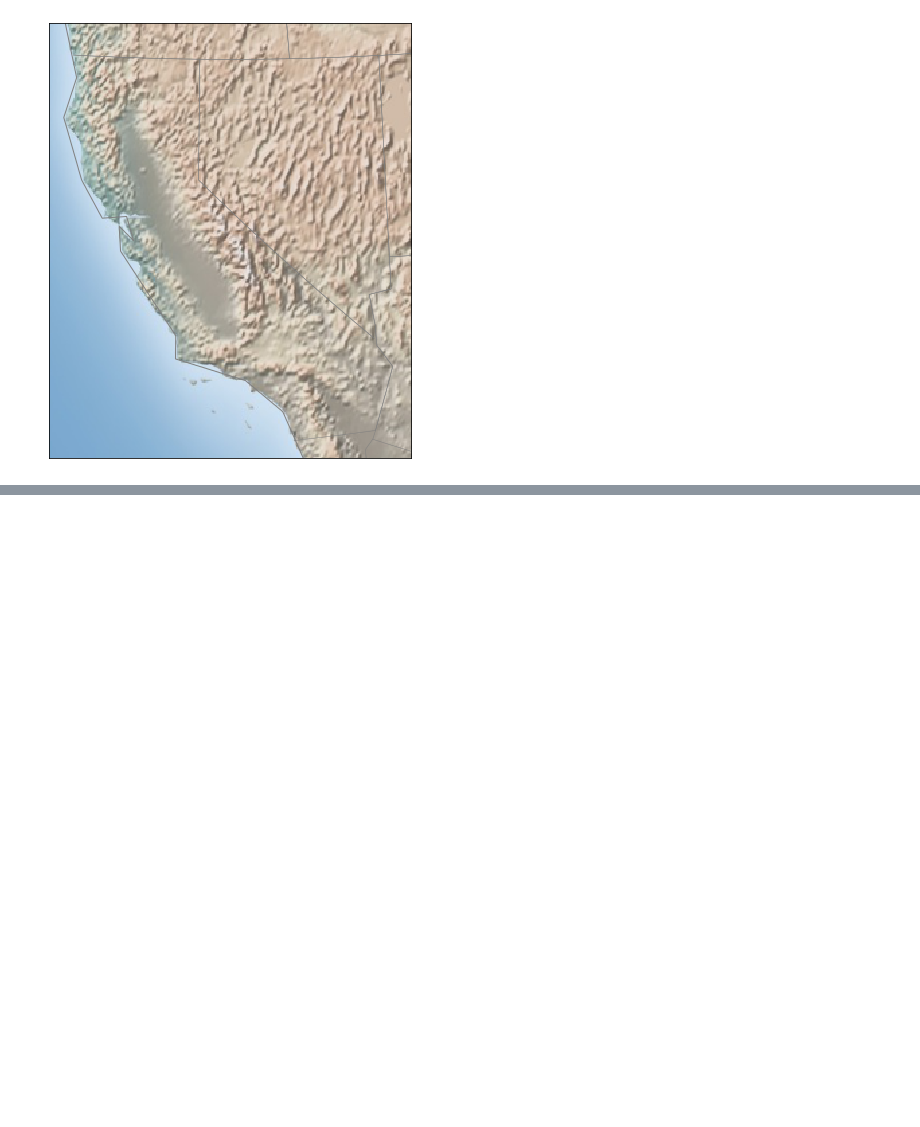
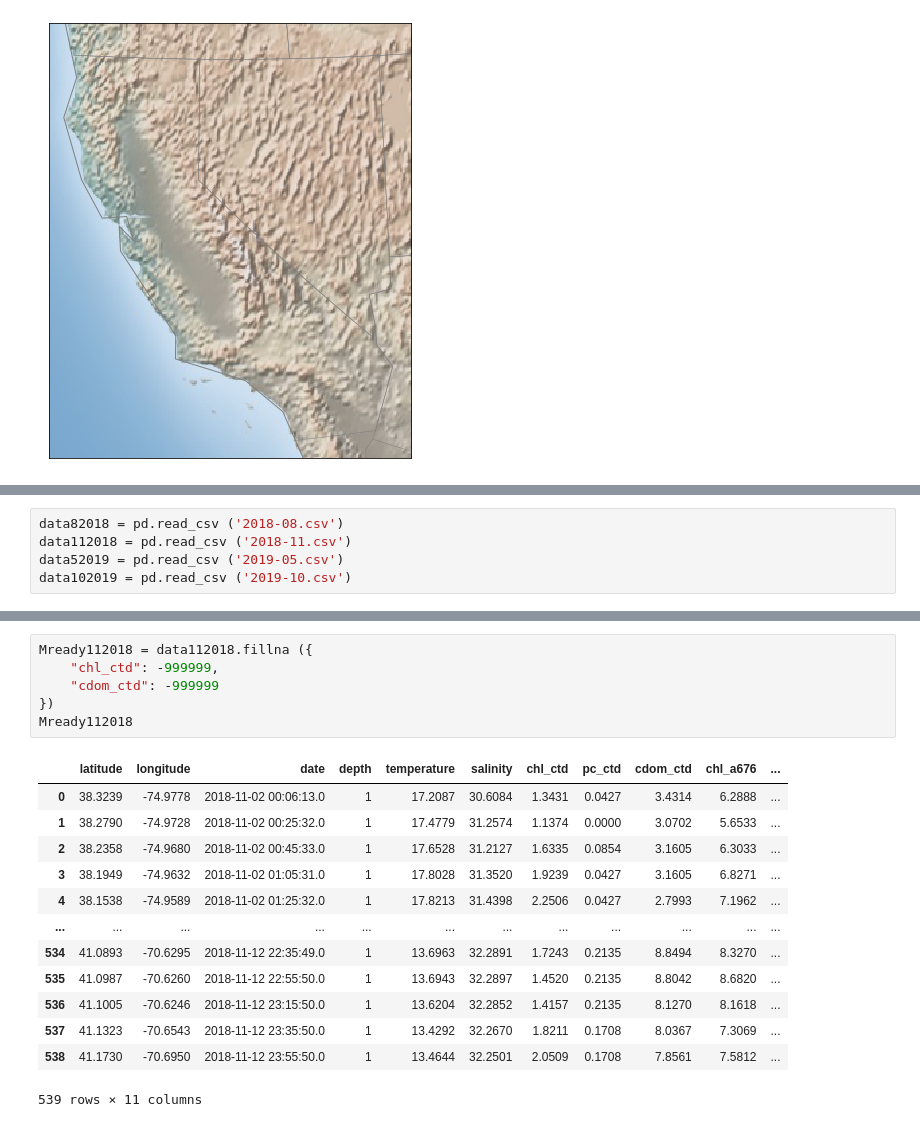
Before and after one commit to khyde/JPSS_Phytoplankton, a Jupyter notebook: IPython/Vessel tracking 'n' python mapping.ipynb, the cells around one changed output, grey strips where cells are left out. Cells and saved outputs as stored; diff of their text form; blank space fills up the shorter version.

```diff
--- a/IPython/Vessel tracking 'n' python mapping.ipynb
+++ b/IPython/Vessel tracking 'n' python mapping.ipynb
@@ -106,0 +157,5 @@ NameError: name 'area' is not defined
+# %%
+data82018 = pd.read_csv ('2018-08.csv')
+data112018 = pd.read_csv ('2018-11.csv')
+data52019 = pd.read_csv ('2019-05.csv')
+data102019 = pd.read_csv ('2019-10.csv')
@@ -106,0 +182,20 @@ NameError: name 'area' is not defined
+# %%
+Mready112018 = data112018.fillna ({
+    "chl_ctd": -999999,
+    "cdom_ctd": -999999
+})
+Mready112018
+# %% [output]
+|  | latitude | longitude | date | depth | temperature | salinity | chl_ctd | pc_ctd | cdom_ctd | chl_a676 | ... |
+| 0 | 38.3239 | -74.9778 | 2018-11-02 00:06:13.0 | 1 | 17.2087 | 30.6084 | 1.3431 | 0.0427 | 3.4314 | 6.2888 | ... |
+| 1 | 38.2790 | -74.9728 | 2018-11-02 00:25:32.0 | 1 | 17.4779 | 31.2574 | 1.1374 | 0.0000 | 3.0702 | 5.6533 | ... |
+| 2 | 38.2358 | -74.9680 | 2018-11-02 00:45:33.0 | 1 | 17.6528 | 31.2127 | 1.6335 | 0.0854 | 3.1605 | 6.3033 | ... |
+| 3 | 38.1949 | -74.9632 | 2018-11-02 01:05:31.0 | 1 | 17.8028 | 31.3520 | 1.9239 | 0.0427 | 3.1605 | 6.8271 | ... |
+| 4 | 38.1538 | -74.9589 | 2018-11-02 01:25:32.0 | 1 | 17.8213 | 31.4398 | 2.2506 | 0.0427 | 2.7993 | 7.1962 | ... |
+| ... | ... | ... | ... | ... | ... | ... | ... | ... | ... | ... | ... |
+| 534 | 41.0893 | -70.6295 | 2018-11-12 22:35:49.0 | 1 | 13.6963 | 32.2891 | 1.7243 | 0.2135 | 8.8494 | 8.3270 | ... |
+| 535 | 41.0987 | -70.6260 | 2018-11-12 22:55:50.0 | 1 | 13.6943 | 32.2897 | 1.4520 | 0.2135 | 8.8042 | 8.6820 | ... |
+| 536 | 41.1005 | -70.6246 | 2018-11-12 23:15:50.0 | 1 | 13.6204 | 32.2852 | 1.4157 | 0.2135 | 8.1270 | 8.1618 | ... |
+| 537 | 41.1323 | -70.6543 | 2018-11-12 23:35:50.0 | 1 | 13.4292 | 32.2670 | 1.8211 | 0.1708 | 8.0367 | 7.3069 | ... |
+| 538 | 41.1730 | -70.6950 | 2018-11-12 23:55:50.0 | 1 | 13.4644 | 32.2501 | 2.0509 | 0.1708 | 7.8561 | 7.5812 | ... |
+539 rows × 11 columns
```
Also changed, not shown: parts of 41 cells of this notebook, 2 other files.
